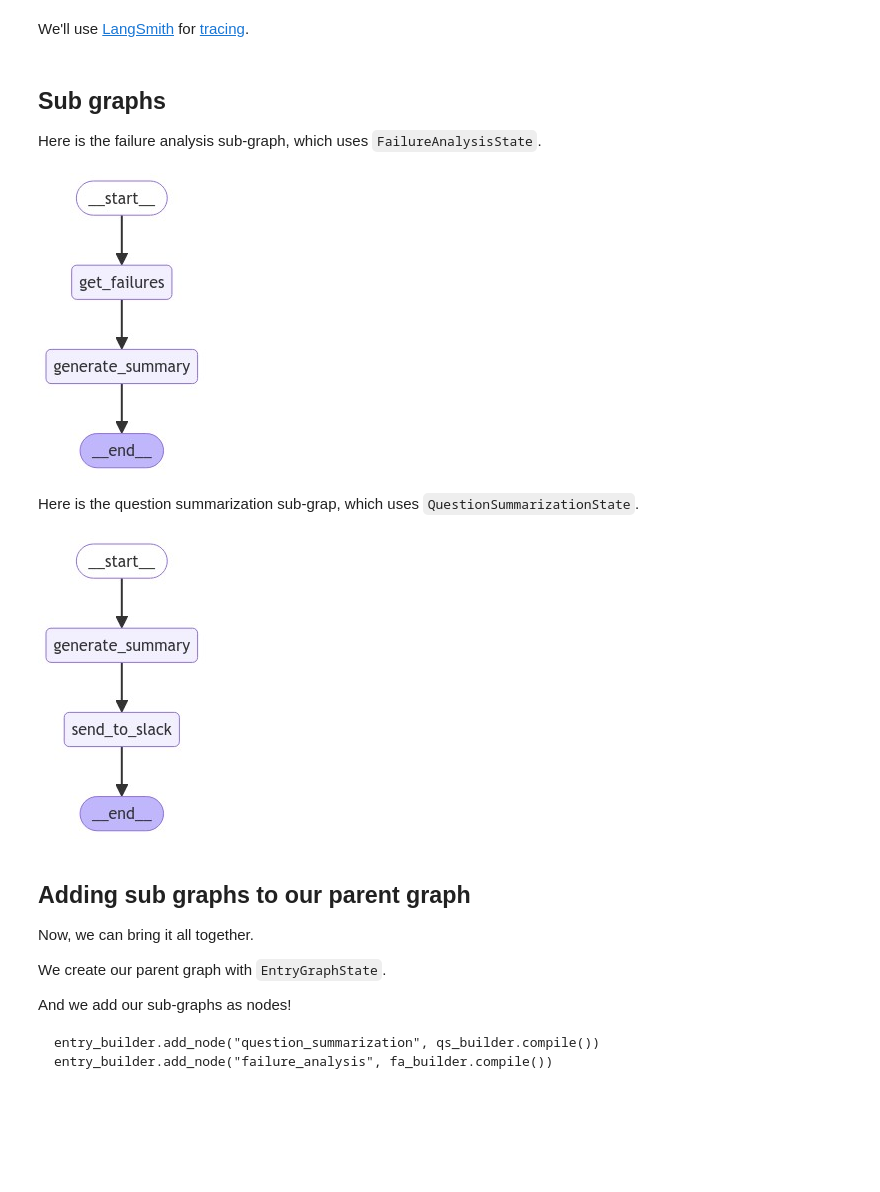
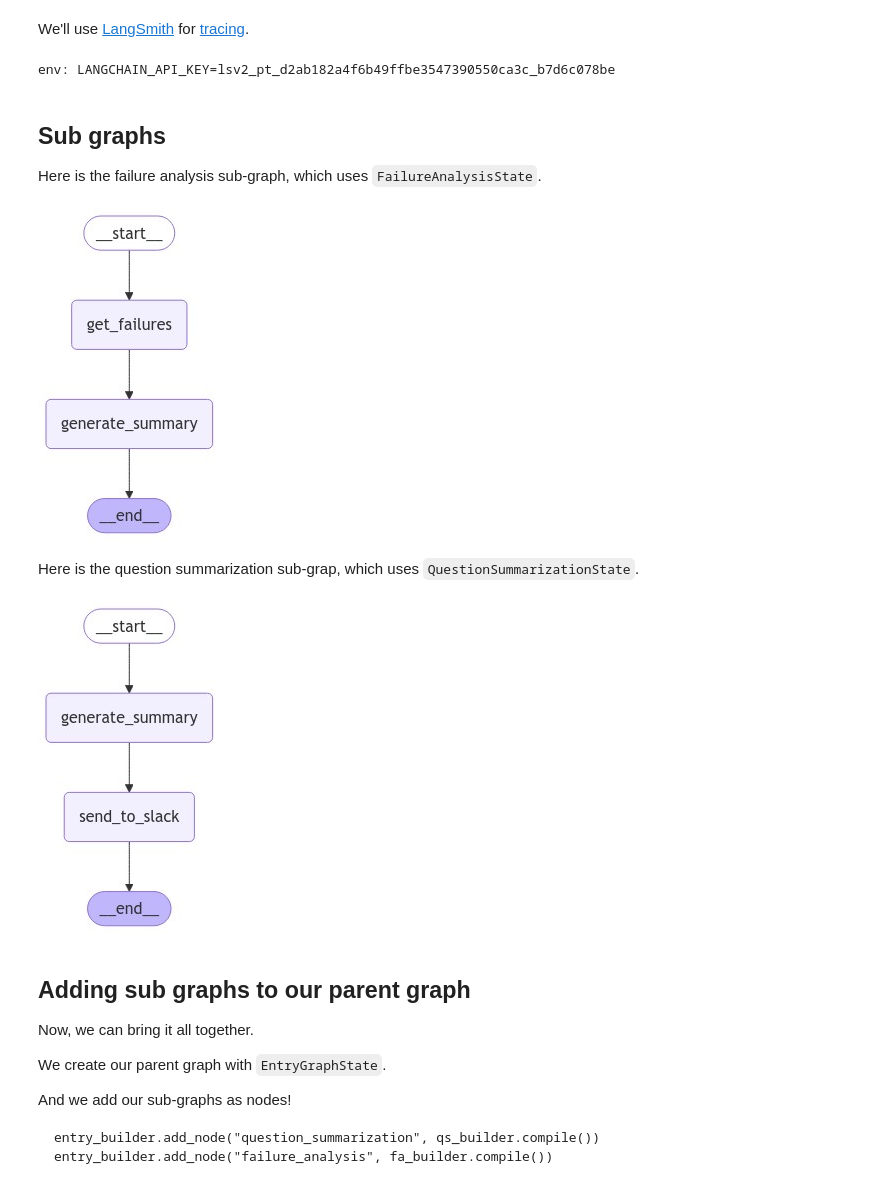
Before and after one commit to panaversity/learn-applied-generative-ai-fundamentals, a Jupyter notebook: 21_langchain_ecosystem/langgraph/course-notebooks/module-4/2_sub_graph.ipynb, the cells around one changed output. Saved outputs shown, nothing was run; the diff lists cells and outputs as text; code cells hidden in the pictures; blank space fills up the shorter version.

```diff
--- a/21_langchain_ecosystem/langgraph/course-notebooks/module-4/2_sub_graph.ipynb
+++ b/21_langchain_ecosystem/langgraph/course-notebooks/module-4/2_sub_graph.ipynb
@@ -41,15 +41,14 @@ Let's define a schema for the logs that will be input to our graph.
 # %% [markdown]
 We'll use [LangSmith](https://docs.smith.langchain.com/) for [tracing](https://docs.smith.langchain.com/concepts/tracing).
 # %%
-import os, getpass
+import os
+from google.colab import userdata
 
-def _set_env(var: str):
-    if not os.environ.get(var):
-        os.environ[var] = getpass.getpass(f"{var}: ")
-
-_set_env("LANGCHAIN_API_KEY")
+%env LANGCHAIN_API_KEY = {userdata.get('LANGCHAIN_API_KEY')}
 os.environ["LANGCHAIN_TRACING_V2"] = "true"
 os.environ["LANGCHAIN_PROJECT"] = "langchain-academy"
+# %% [output]
+env: LANGCHAIN_API_KEY=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
 # %%
 from operator import add
 from typing_extensions import TypedDict
@@ -71,42 +70,43 @@ Here is the failure analysis sub-graph, which uses `FailureAnalysisState`.
 # %%
 from IPython.display import Image, display
 from langgraph.graph import StateGraph, START, END
+from langgraph.graph.state import CompiledStateGraph
 
 # Failure Analysis Sub-graph
 class FailureAnalysisState(TypedDict):
     cleaned_logs: List[Log]
     failures: List[Log]
     fa_summary: str
     processed_logs: List[str]
 
 class FailureAnalysisOutputState(TypedDict):
     fa_summary: str
     processed_logs: List[str]
 
 def get_failures(state):
     """ Get logs that contain a failure """
     cleaned_logs = state["cleaned_logs"]
     failures = [log for log in cleaned_logs if "grade" in log]
     return {"failures": failures}
 
 def generate_summary(state):
     """ Generate summary of failures """
     failures = state["failures"]
     # Add fxn: fa_summary = summarize(failures)
     fa_summary = "Poor quality retrieval of Chroma documentation."
     return {"fa_summary": fa_summary, "processed_logs": [f"failure-analysis-on-log-{failure['id']}" for failure in failures]}
 
-fa_builder = StateGraph(input=FailureAnalysisState,output=FailureAnalysisOutputState)
+fa_builder: StateGraph = StateGraph(FailureAnalysisState, input=FailureAnalysisState, output=FailureAnalysisOutputState)
 fa_builder.add_node("get_failures", get_failures)
 fa_builder.add_node("generate_summary", generate_summary)
 fa_builder.add_edge(START, "get_failures")
 fa_builder.add_edge("get_failures", "generate_summary")
 fa_builder.add_edge("generate_summary", END)
 
-graph = fa_builder.compile()
+graph: CompiledStateGraph = fa_builder.compile()
 display(Image(graph.get_graph().draw_mermaid_png()))
 # %% [output]
-[figure, old version]
+[figure, new version]
 # %% [markdown]
 Here is the question summarization sub-grap, which uses `QuestionSummarizationState`.
 # %%
@@ -133,17 +133,17 @@ def send_to_slack(state):
     report = "foo bar baz"
     return {"report": report}
 
-qs_builder = StateGraph(input=QuestionSummarizationState,output=QuestionSummarizationOutputState)
+qs_builder: StateGraph = StateGraph(state_schema=QuestionSummarizationState, input=QuestionSummarizationState, output=QuestionSummarizationOutputState)
 qs_builder.add_node("generate_summary", generate_summary)
 qs_builder.add_node("send_to_slack", send_to_slack)
 qs_builder.add_edge(START, "generate_summary")
 qs_builder.add_edge("generate_summary", "send_to_slack")
 qs_builder.add_edge("send_to_slack", END)
 
-graph = qs_builder.compile()
+graph: CompiledStateGraph = qs_builder.compile()
 display(Image(graph.get_graph().draw_mermaid_png()))
 # %% [output]
-[figure, old version]
+[figure, new version]
 # %% [markdown]
 ## Adding sub graphs to our parent graph
 
```
Also changed, not shown: parts of 2 cells of this notebook, 19 other files.
